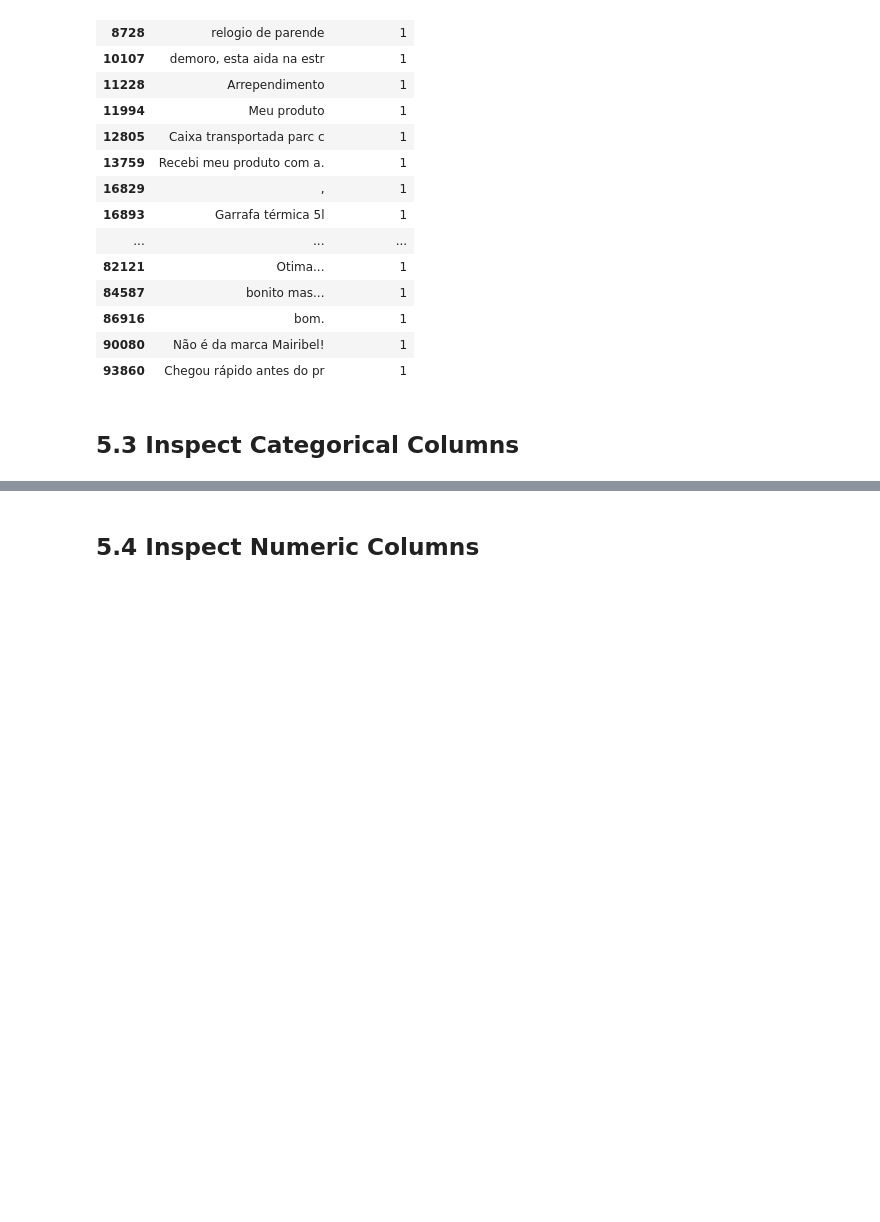
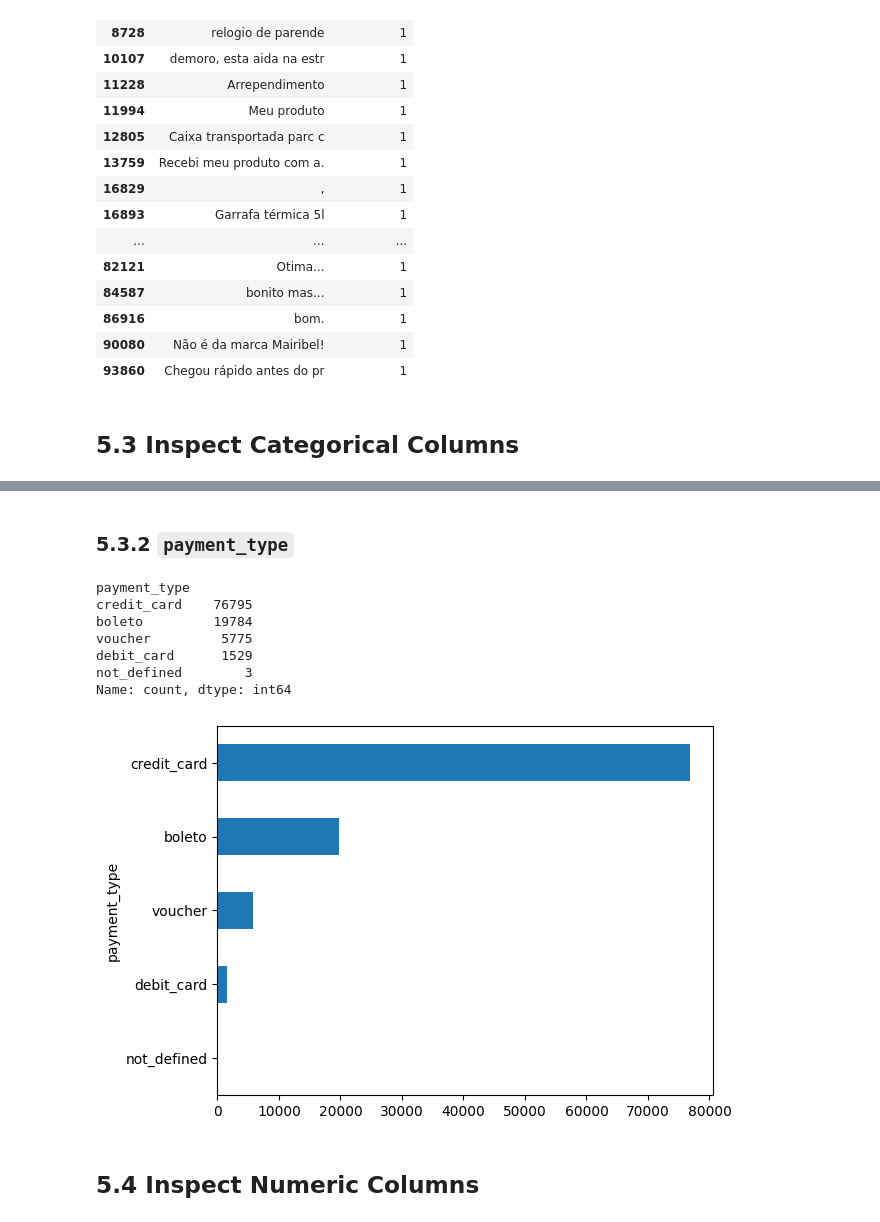
Before and after one commit to vmichael89/cf-brazilian-ecommerce-olist, a Jupyter notebook: notebooks/cleaning_exploration.ipynb, the cells around one changed output, grey strips where cells are left out. Cells and saved outputs as stored; diff of their text form; code cells hidden in the pictures; blank space fills up the shorter version.

```diff
--- a/notebooks/cleaning_exploration.ipynb
+++ b/notebooks/cleaning_exploration.ipynb
@@ -1365,2 +1642,16 @@ df_summaries["categorical"]
+# %% [markdown]
+### 5.3.2 `payment_type`
+# %%
+db["order_payments"]["payment_type"].value_counts()[::-1].plot.barh()
+db["order_payments"]["payment_type"].value_counts()
+# %% [output]
+payment_type
+credit_card    76795
+boleto         19784
+voucher         5775
+debit_card      1529
+not_defined        3
+Name: count, dtype: int64
+[figure, added]
 # %% [markdown]
 ## 5.4 Inspect Numeric Columns
```
Also changed, not shown: parts of 32 cells of this notebook.
